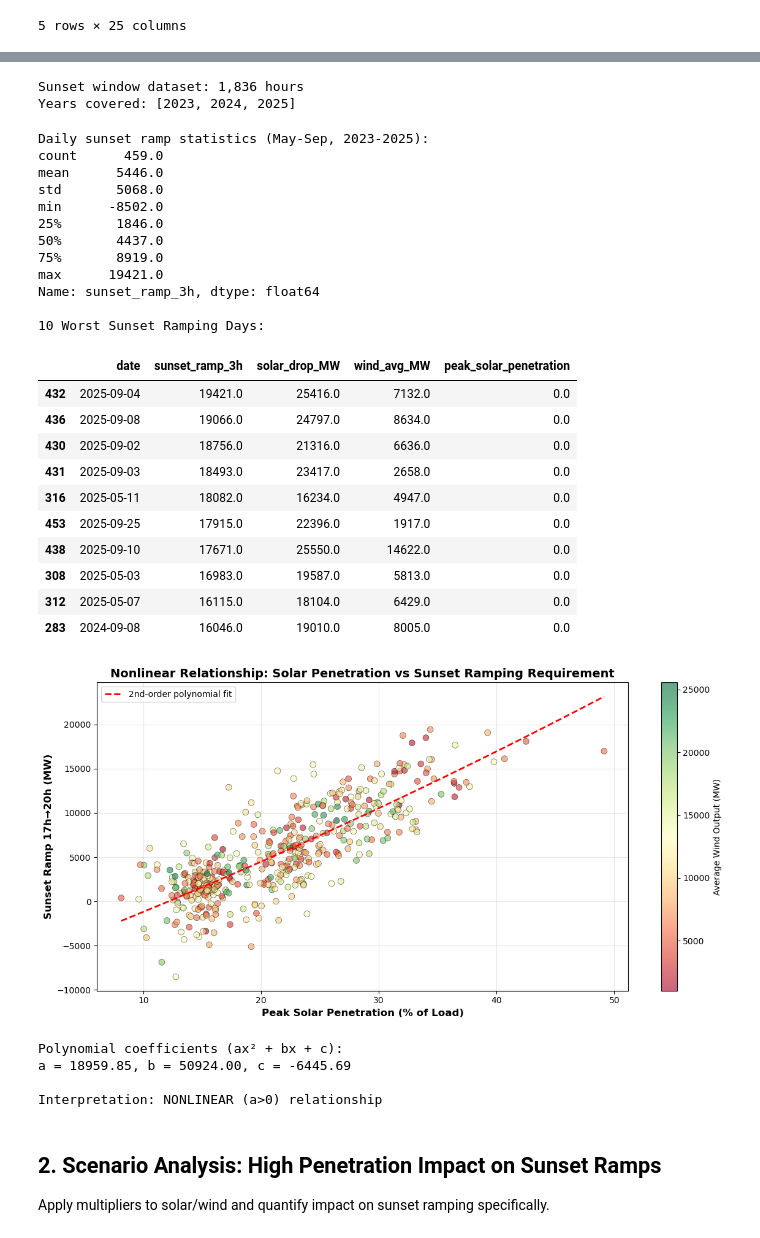
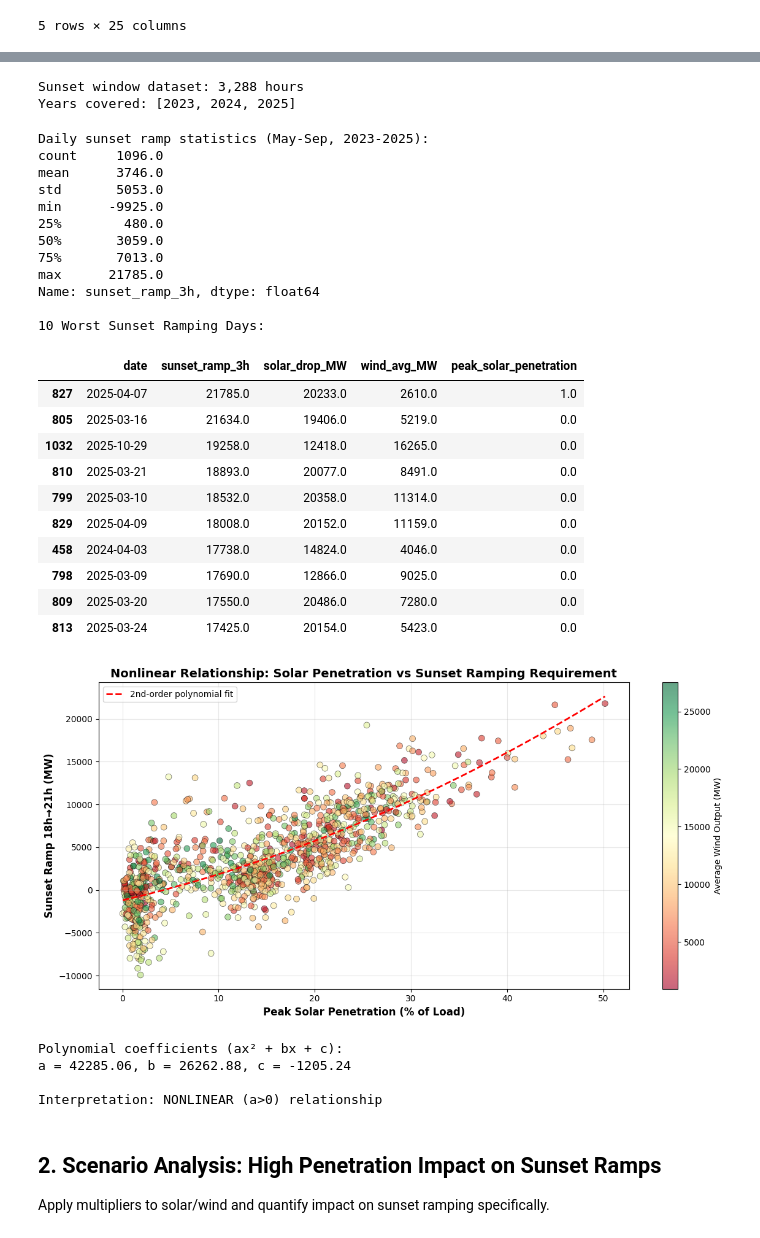
Before and after one commit to kylezlin-hub/Renewable-PowerGrid-Risk, a Jupyter notebook: notebooks/04_enhanced_ramping_analysis.ipynb, the cells around one changed output, grey strips where cells are left out. Cells and saved outputs as stored; diff of their text form; code cells hidden in the pictures.

Commit message:
change sunset window

```diff
--- a/notebooks/04_enhanced_ramping_analysis.ipynb
+++ b/notebooks/04_enhanced_ramping_analysis.ipynb
@@ -66,22 +66,22 @@ This is THE most important period for grid stress:
 - Net load ramps can exceed 15,000 MW/hour
 # %%
 # 1.1 Create sunset-specific dataset
-sunset_hours = [17, 18, 19, 20]
-summer_months = [5, 6, 7, 8, 9]  # May-September most critical
+sunset_hours = [18, 19, 20]
+#summer_months = [5, 6, 7, 8, 9]  # May-September most critical
 
 df_sunset = df[
-    df['hour'].isin(sunset_hours) &
-    df['month'].isin(summer_months)
+    df['hour'].isin(sunset_hours)
+    #& df['month'].isin(summer_months)
 ].copy()
 
 print(f"Sunset window dataset: {len(df_sunset):,} hours")
 print(f"Years covered: {sorted(df_sunset['datetime'].dt.year.unique())}")
 # %% [output]
-Sunset window dataset: 1,836 hours
+Sunset window dataset: 3,288 hours
 Years covered: [2023, 2024, 2025]
 # %%
-# 1.2 Compute daily sunset ramp (17h → 20h)
-# For each day, calculate the total net load change from hour 17 to hour 20
+# 1.2 Compute daily sunset ramp (18h → 21h)
+# For each day, calculate the total net load change from hour 18 to hour 21
 
 def compute_daily_sunset_ramp(df):
     """
@@ -93,16 +93,16 @@ def compute_daily_sunset_ramp(df):
     for date, day_df in df.groupby(df['datetime'].dt.date):
         day_df = day_df.sort_values('hour')
 
-        # Need all 4 hours present
-        if len(day_df) != 4 or not all(h in day_df['hour'].values for h in sunset_hours):
+        # Need all 3 hours present
+        if len(day_df) != 3 or not all(h in day_df['hour'].values for h in sunset_hours):
             continue
 
-        # Get NET_LOAD at hour 17 and hour 20
-        nl_17 = day_df[day_df['hour']==17]['NET_LOAD'].values[0]
+        # Get NET_LOAD at hour 18 and hour 21
+        nl_18 = day_df[day_df['hour']==18]['NET_LOAD'].values[0]
         nl_20 = day_df[day_df['hour']==20]['NET_LOAD'].values[0]
 
         # Solar and wind context
-        solar_drop = (day_df[day_df['hour']==17]['ERCOT.PVGR.GEN'].values[0] -
+        solar_drop = (day_df[day_df['hour']==18]['ERCOT.PVGR.GEN'].values[0] -
                      day_df[day_df['hour']==20]['ERCOT.PVGR.GEN'].values[0])
 
         wind_avg = day_df['ERCOT.WIND.GEN'].mean()
@@ -110,7 +110,7 @@ def compute_daily_sunset_ramp(df):
 
         daily_sunset.append({
             'date': date,
-            'sunset_ramp_3h': nl_20 - nl_17,
+            'sunset_ramp_3h': nl_20 - nl_18,
             'solar_drop_MW': solar_drop,
             'wind_avg_MW': wind_avg,
             'load_avg_MW': load_avg,
@@ -130,28 +130,28 @@ display(daily_sunset.nlargest(10, 'sunset_ramp_3h')[[
 ]].round(0))
 # %% [output]
 Daily sunset ramp statistics (May-Sep, 2023-2025):
-count      459.0
-mean      5446.0
-std       5068.0
-min      -8502.0
-25%       1846.0
-50%       4437.0
-75%       8919.0
-max      19421.0
+count     1096.0
+mean      3746.0
+std       5053.0
+min      -9925.0
+25%        480.0
+50%       3059.0
+75%       7013.0
+max      21785.0
 Name: sunset_ramp_3h, dtype: float64
 
 10 Worst Sunset Ramping Days:
 |  | date | sunset_ramp_3h | solar_drop_MW | wind_avg_MW | peak_solar_penetration |
-| 432 | 2025-09-04 | 19421.0 | 25416.0 | 7132.0 | 0.0 |
-| 436 | 2025-09-08 | 19066.0 | 24797.0 | 8634.0 | 0.0 |
-| 430 | 2025-09-02 | 18756.0 | 21316.0 | 6636.0 | 0.0 |
-| 431 | 2025-09-03 | 18493.0 | 23417.0 | 2658.0 | 0.0 |
-| 316 | 2025-05-11 | 18082.0 | 16234.0 | 4947.0 | 0.0 |
-| 453 | 2025-09-25 | 17915.0 | 22396.0 | 1917.0 | 0.0 |
-| 438 | 2025-09-10 | 17671.0 | 25550.0 | 14622.0 | 0.0 |
-| 308 | 2025-05-03 | 16983.0 | 19587.0 | 5813.0 | 0.0 |
-| 312 | 2025-05-07 | 16115.0 | 18104.0 | 6429.0 | 0.0 |
-| 283 | 2024-09-08 | 16046.0 | 19010.0 | 8005.0 | 0.0 |
+| 827 | 2025-04-07 | 21785.0 | 20233.0 | 2610.0 | 1.0 |
+| 805 | 2025-03-16 | 21634.0 | 19406.0 | 5219.0 | 0.0 |
+| 1032 | 2025-10-29 | 19258.0 | 12418.0 | 16265.0 | 0.0 |
+| 810 | 2025-03-21 | 18893.0 | 20077.0 | 8491.0 | 0.0 |
+| 799 | 2025-03-10 | 18532.0 | 20358.0 | 11314.0 | 0.0 |
+| 829 | 2025-04-09 | 18008.0 | 20152.0 | 11159.0 | 0.0 |
+| 458 | 2024-04-03 | 17738.0 | 14824.0 | 4046.0 | 0.0 |
+| 798 | 2025-03-09 | 17690.0 | 12866.0 | 9025.0 | 0.0 |
+| 809 | 2025-03-20 | 17550.0 | 20486.0 | 7280.0 | 0.0 |
+| 813 | 2025-03-24 | 17425.0 | 20154.0 | 5423.0 | 0.0 |
 # %%
 # 1.3 KEY PLOT: Solar Penetration vs Sunset Ramp (Nonlinearity Test)
 fig, ax = plt.subplots(figsize=(12, 6))
@@ -166,37 +166,37 @@ scatter = ax.scatter(
     alpha=0.6,
     edgecolors='black',
     linewidths=0.5
 )
 
 # Add trend line
 z = np.polyfit(daily_sunset['peak_solar_penetration'], daily_sunset['sunset_ramp_3h'], 2)
 p = np.poly1d(z)
 x_trend = np.linspace(daily_sunset['peak_solar_penetration'].min(),
                      daily_sunset['peak_solar_penetration'].max(), 100)
 ax.plot(x_trend * 100, p(x_trend), 'r--', linewidth=2, label='2nd-order polynomial fit')
 
 ax.set_xlabel('Peak Solar Penetration (% of Load)', fontsize=12, fontweight='bold')
-ax.set_ylabel('Sunset Ramp 17h→20h (MW)', fontsize=12, fontweight='bold')
+ax.set_ylabel('Sunset Ramp 18h→21h (MW)', fontsize=12, fontweight='bold')
 ax.set_title('Nonlinear Relationship: Solar Penetration vs Sunset Ramping Requirement',
              fontsize=14, fontweight='bold')
 ax.grid(alpha=0.3)
 ax.legend()
 
 # Add colorbar
 cbar = plt.colorbar(scatter, ax=ax)
 cbar.set_label('Average Wind Output (MW)', fontsize=10)
 
 plt.tight_layout()
 plt.savefig(FIGURES_DIR / 'sunset_ramp_vs_solar_penetration.png', dpi=300, bbox_inches='tight')
 plt.show()
 
 print(f"\nPolynomial coefficients (ax² + bx + c):")
 print(f"a = {z[0]:.2f}, b = {z[1]:.2f}, c = {z[2]:.2f}")
 print(f"\nInterpretation: {'NONLINEAR (a>0)' if z[0] > 0 else 'LINEAR'} relationship")
 # %% [output]
-[figure, old version]
+[figure, new version]
 Polynomial coefficients (ax² + bx + c):
-a = 18959.85, b = 50924.00, c = -6445.69
+a = 42285.06, b = 26262.88, c = -1205.24
 
 Interpretation: NONLINEAR (a>0) relationship
 # %% [markdown]
```
Also changed, not shown: parts of 10 cells of this notebook, 7 other files.
